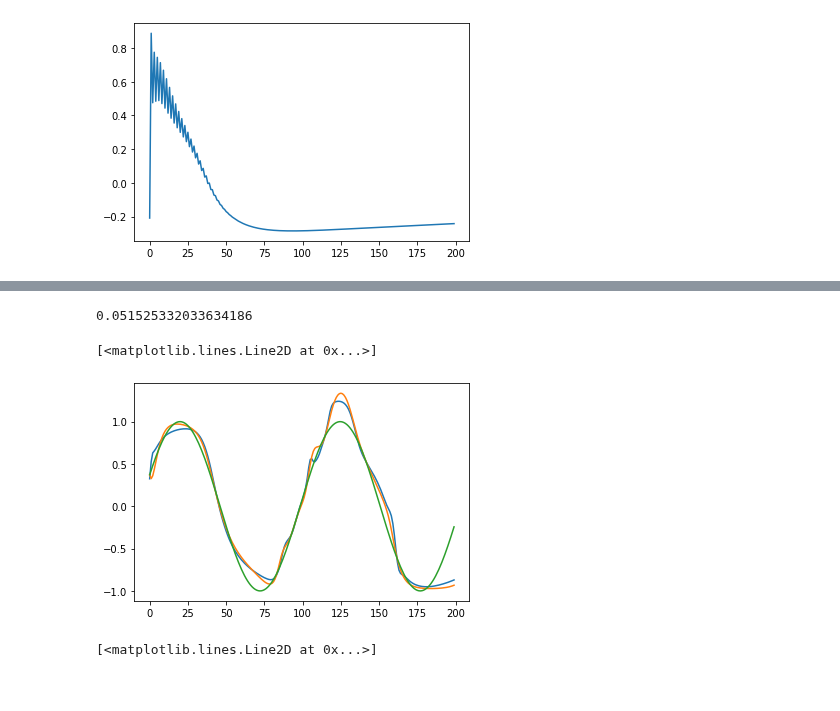
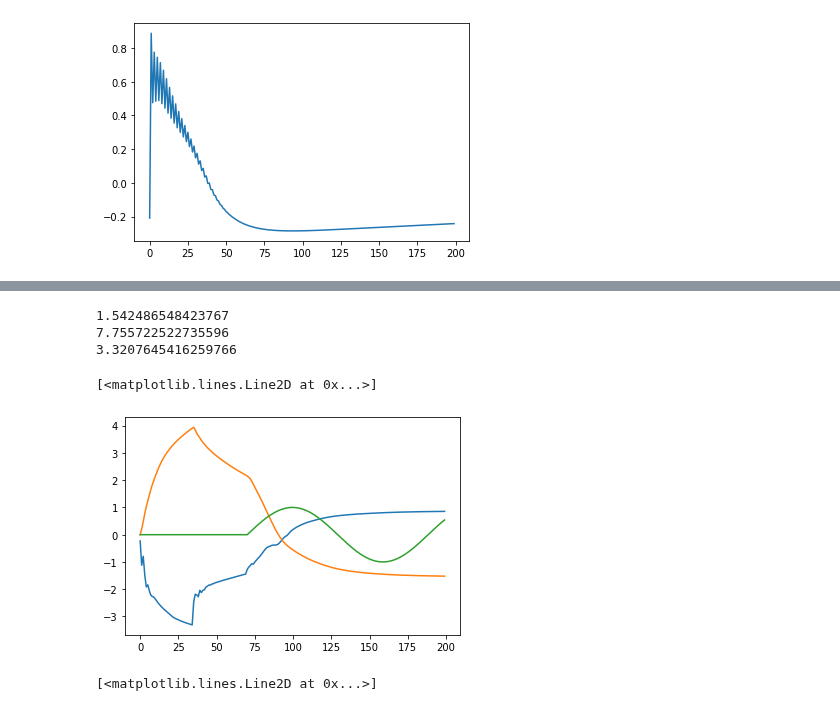
Before and after one commit to mmattb/coproc-poc, a Jupyter notebook: experiments.ipynb, the cells around one changed output, grey strips where cells are left out. Drawn from its saved outputs; the diff is of its cells as text; code cells hidden in the pictures.

```diff
--- a/experiments.ipynb
+++ b/experiments.ipynb
@@ -107,7 +106,8 @@ def train_a_ben(cpn, ben=None, last_loss=1):
 
     # An observation of a 1 dimensional thing, 1 dimension of stimulation, 1 dimension 'x'
     if ben is None or last_loss > 0.05:
-        ben = stim_model.StimModel(target.shape[-1] + 1, 1, num_neurons=10, activation_func=torch.nn.Tanh)
+        ben = stim_model.StimModel(target.shape[-1] + 1, 1, num_neurons=70,
+                                   activation_func=torch.nn.Tanh)
         recent_ben = ben
     vl = torch.ones(1)
     opt_ben = AdamW(ben.parameters(), lr=1e-3, weight_decay=0.02)
@@ -116,10 +116,10 @@ def train_a_ben(cpn, ben=None, last_loss=1):
     checkpoint_eidx = 0
     for eidx in range(10000000):
         ben.reset()
+        cpn.reset()
         opt_ben.zero_grad()
         all_obs = torch.zeros(batch_size, steps, requires_grad=False)
         preds = torch.zeros(batch_size, steps)
-        cpn.reset()
 
         for p in opt_ben.param_groups:
             if eidx < 3:
@@ -128,7 +128,7 @@ def train_a_ben(cpn, ben=None, last_loss=1):
                 p['lr'] = min(max(1e-4, 0.4192 * vl.item()), 3e-3)
 
         random_targets = target[torch.randperm(target.shape[0]), :, :]
-        cpn_noise = cpn_model.CPNNoiseyCollection(cpn, noise_var=(0.4 * last_loss))
+        cpn_noise = cpn_model.CPNNoiseyCollection(cpn, noise_var=(0.1 * last_loss))
         # Just in case...
         for param in cpn_noise.parameters():
             param.requires_grad=False
@@ -191,7 +191,8 @@ def train_a_ben(cpn, ben=None, last_loss=1):
         print("ben", eidx, rl.item(), "first 80:",
               loss(preds[:80, :], all_obs[:80, :]).item(),
               "val:", vl.item())
-        if torch.isnan(vl) or torch.isinf(vl) or vl.item() > 0.5 or (eidx - checkpoint_eidx) > 5000:
+
+        if torch.isnan(vl) or torch.isinf(vl) or vl.item() > 1.5 or (eidx - checkpoint_eidx) > 5000:
             # Emergency eject button
             ben = stim_model.StimModel(ben.in_dim, ben.out_dim, num_neurons=ben.num_neurons,
                                        activation_func=ben.activation_func_t)
@@ -219,24 +220,24 @@ def train_a_ben(cpn, ben=None, last_loss=1):
 
 
 #  1 dimension of stim param, output
-#cpn = cpn_model.CPNModel(target.shape[-1], 1, num_neurons=10, activation_func=torch.nn.Tanh)
+cpn = cpn_model.CPNModel(target.shape[-1], 1, num_neurons=70, activation_func=torch.nn.PReLU)
+opt_cpn = AdamW(cpn.parameters(), lr=2e-3)
 
 loss = torch.nn.MSELoss()
-#opt_cpn = AdamW(cpn.parameters(), lr=2e-3)
 
 rli = 1
 
 ben_losses = []
 cpn_losses = []
 bens = []
-ben = recent_ben
+ben = 0.159
 while True:
 
     for param in cpn.parameters():
         param.requires_grad=False
     # @preston: retraining an existing ben doesn't work - it never converges.
     #ben = train_a_ben(cpn, ben=ben, last_loss=rli)
-    #ben = train_a_ben(cpn, last_loss=rli)
+    ben = train_a_ben(cpn, last_loss=rli)
     bens.append(ben)
     for param in cpn.parameters():
         param.requires_grad=True
@@ -244,7 +245,7 @@ while True:
         param.requires_grad=False
 
     recent_losses = []
-    for eidx in range(100):
+    for eidx in range(400):
         cpn.reset()
         ben.reset()
         opt_cpn.zero_grad()
@@ -292,7 +293,13 @@ while True:
         print("cpn", eidx, rl.item(), loss(pred, all_obs).item(), real_loss.item())
         recent_losses.append(real_loss)
 
-        break
+        # Emergency bailout; we diverged; start over :(
+        if recent_losses[-1] > 1.5:
+            cpn = cpn_model.CPNModel(target.shape[-1], cpn.out_dim,
+                                     num_neurons=cpn.num_neurons,
+                                     activation_func=cpn.activation_func_t)
+            opt_cpn = AdamW(cpn.parameters(), lr=2e-3)
+            break
 
         # Emergency bailout; time to retrain ben
         if len(recent_losses) > 12 and (recent_losses[-1] > recent_losses[0] * 1.2):
@@ -313,11 +320,11 @@ while True:
             if num_regressed > 3 and loss(pred, all_obs).item() > rli or num_regressed > 5:
                 if eidx < 20:
                     ben = None
+                break
 
         cpn_losses.append(rli)
         opt_cpn.step()
 
-    break
     if rli < 0.003:
         break
 
@@ -356,40 +386,45 @@ stims = []
 pred = torch.zeros(batch_size, steps)
 all_obs = torch.zeros(batch_size, steps)
 noised = make_noised_cpn(cpn)
 s = stim.StimulusGaussianExp(1, 1, batch_size=256, pad_right_neurons=1)
 thing = [Thing(init=x.item()) for x in target[:, 0, 0].detach().numpy()]
 
 #cpn_temp = CPNNoiseyPassthrough(cpn)
 for tidx in range(steps):
     obs = [t.observe() for t in thing]
     new_obs = torch.tensor(obs, requires_grad=False).reshape(256,1)
     all_obs[:, tidx:tidx+1] = new_obs
 
-    ind = target[:, tidx, 1].reshape(256,1)
+    ind = target[:, tidx, 1:3].reshape(256,2)
     cpn_in = torch.cat((new_obs, ind), axis=1)
-    new_stim = noised(cpn_in)
+    new_stim = cpn(cpn_in)
 
     ben_in = torch.cat((new_obs, new_stim, ind), axis=1)
     cur_pred = ben(ben_in)
     pred[:, tidx] = cur_pred.squeeze()
 
     s.add(new_stim)
     n = s.get_next().detach().numpy()
 
     obs = []
     for bidx in range(batch_size):
         thing[bidx].step(n[bidx, 0].item())
 
 
 loss = torch.nn.MSELoss()
 print(loss(pred, target[:, :, 0]).item())
-plt.plot(pred[-40, :].detach().numpy())
-plt.plot(all_obs[-40, :].detach().numpy())
-plt.plot(target[-40, :, 0].detach().numpy())
+print(loss(pred, all_obs).item())
+print(loss(all_obs, target[:, :, 0]).item())
+
+plt.plot(pred[0, :].detach().numpy())
+plt.plot(all_obs[0, :].detach().numpy())
+plt.plot(target[0, :, 0].detach().numpy())
 # %% [output]
-0.051525332033634186
+1.542486548423767
+7.755722522735596
+3.3207645416259766
 [<matplotlib.lines.Line2D at 0x...>]
-[figure, old version]
+[figure, new version]
 # %%
 plt.plot(target[-1, :, 0].detach().numpy())
 plt.plot(target[-1, :, 1].detach().numpy())
```
Also changed, not shown: parts of 7 cells of this notebook, 3 other files.
